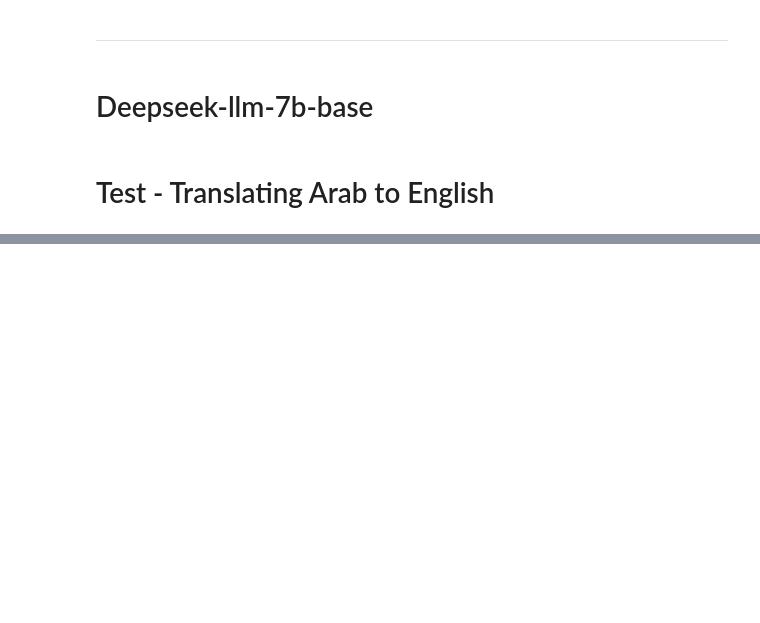
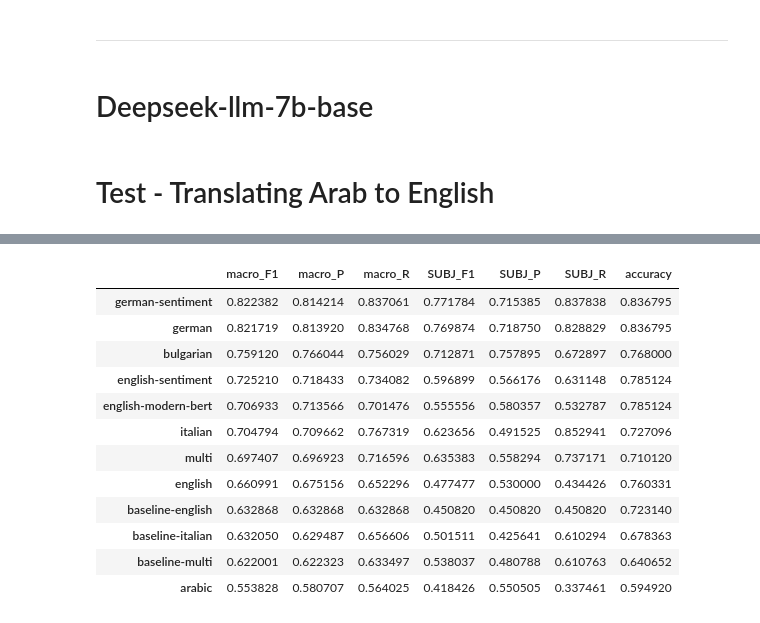
Before and after one commit to MatteoFasulo/clef2025-checkthat, a Jupyter notebook: notebook.ipynb, the cells around one changed output, grey strips where cells are left out. Cells and saved outputs as stored; diff of their text form; code cells hidden in the pictures; blank space fills up the shorter version.

```diff
--- a/notebook.ipynb
+++ b/notebook.ipynb
@@ -1248,0 +1711,16 @@ evaluate_metrics((predictions, labels))
+# %%
+pd.DataFrame(results).T.sort_values(by='macro_F1', ascending=False)
+# %% [output]
+|  | macro_F1 | macro_P | macro_R | SUBJ_F1 | SUBJ_P | SUBJ_R | accuracy |
+| german-sentiment | 0.822382 | 0.814214 | 0.837061 | 0.771784 | 0.715385 | 0.837838 | 0.836795 |
+| german | 0.821719 | 0.813920 | 0.834768 | 0.769874 | 0.718750 | 0.828829 | 0.836795 |
+| bulgarian | 0.759120 | 0.766044 | 0.756029 | 0.712871 | 0.757895 | 0.672897 | 0.768000 |
+| english-sentiment | 0.725210 | 0.718433 | 0.734082 | 0.596899 | 0.566176 | 0.631148 | 0.785124 |
+| english-modern-bert | 0.706933 | 0.713566 | 0.701476 | 0.555556 | 0.580357 | 0.532787 | 0.785124 |
+| italian | 0.704794 | 0.709662 | 0.767319 | 0.623656 | 0.491525 | 0.852941 | 0.727096 |
+| multi | 0.697407 | 0.696923 | 0.716596 | 0.635383 | 0.558294 | 0.737171 | 0.710120 |
+| english | 0.660991 | 0.675156 | 0.652296 | 0.477477 | 0.530000 | 0.434426 | 0.760331 |
+| baseline-english | 0.632868 | 0.632868 | 0.632868 | 0.450820 | 0.450820 | 0.450820 | 0.723140 |
+| baseline-italian | 0.632050 | 0.629487 | 0.656606 | 0.501511 | 0.425641 | 0.610294 | 0.678363 |
+| baseline-multi | 0.622001 | 0.622323 | 0.633497 | 0.538037 | 0.480788 | 0.610763 | 0.640652 |
+| arabic | 0.553828 | 0.580707 | 0.564025 | 0.418426 | 0.550505 | 0.337461 | 0.594920 |
```
Also changed, not shown: parts of 72 cells of this notebook.
